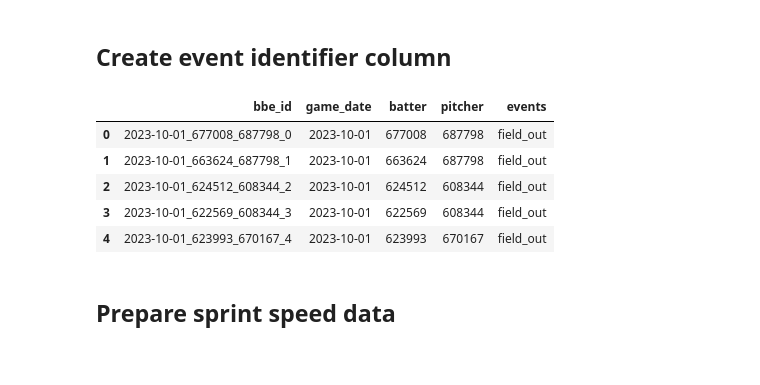
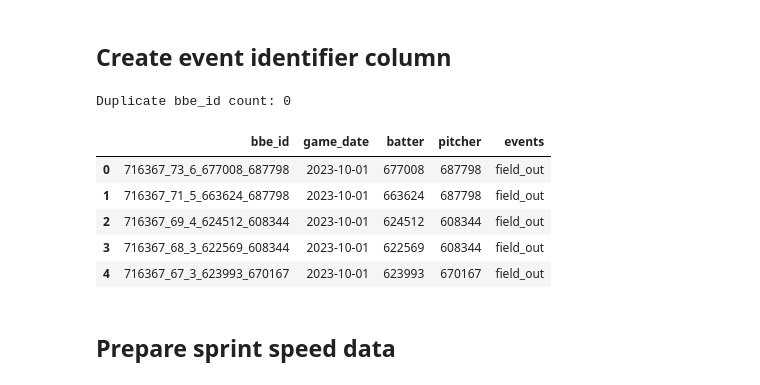
Before and after one commit to ZachGrammer/BaseballRevamp, a Jupyter notebook: 02_data_preparation.ipynb, the cells around one changed output. Saved outputs shown, nothing was run; the diff lists cells and outputs as text; code cells hidden in the pictures.

```diff
--- a/02_data_preparation.ipynb
+++ b/02_data_preparation.ipynb
@@ -98,21 +97,26 @@ Name: count, dtype: int64
 # %%
 bbe = bbe.reset_index(drop=True)
 
 bbe["bbe_id"] = (
-    bbe["game_date"].astype(str) + "_" +
-    bbe["batter"].astype(str) + "_" +
-    bbe["pitcher"].astype(str) + "_" +
-    bbe.index.astype(str)
+    bbe["game_pk"].astype("Int64").astype(str) + "_" +
+    bbe["at_bat_number"].astype("Int64").astype(str) + "_" +
+    bbe["pitch_number"].astype("Int64").astype(str) + "_" +
+    bbe["batter"].astype("Int64").astype(str) + "_" +
+    bbe["pitcher"].astype("Int64").astype(str)
 )
 
+dup_count = bbe["bbe_id"].duplicated().sum()
+print("Duplicate bbe_id count:", dup_count)
+
 bbe[["bbe_id", "game_date", "batter", "pitcher", "events"]].head()
 # %% [output]
+Duplicate bbe_id count: 0
 |  | bbe_id | game_date | batter | pitcher | events |
-| 0 | 2023-10-01_677008_687798_0 | 2023-10-01 | 677008 | 687798 | field_out |
-| 1 | 2023-10-01_663624_687798_1 | 2023-10-01 | 663624 | 687798 | field_out |
-| 2 | 2023-10-01_624512_608344_2 | 2023-10-01 | 624512 | 608344 | field_out |
-| 3 | 2023-10-01_622569_608344_3 | 2023-10-01 | 622569 | 608344 | field_out |
-| 4 | 2023-10-01_623993_670167_4 | 2023-10-01 | 623993 | 670167 | field_out |
+| 0 | 716367_73_6_677008_687798 | 2023-10-01 | 677008 | 687798 | field_out |
+| 1 | 716367_71_5_663624_687798 | 2023-10-01 | 663624 | 687798 | field_out |
+| 2 | 716367_69_4_624512_608344 | 2023-10-01 | 624512 | 608344 | field_out |
+| 3 | 716367_68_3_622569_608344 | 2023-10-01 | 622569 | 608344 | field_out |
+| 4 | 716367_67_3_623993_670167 | 2023-10-01 | 623993 | 670167 | field_out |
 # %% [markdown]
 ## Prepare sprint speed data
 # %%
```
Also changed, not shown: parts of 5 cells of this notebook, 5 other files.
